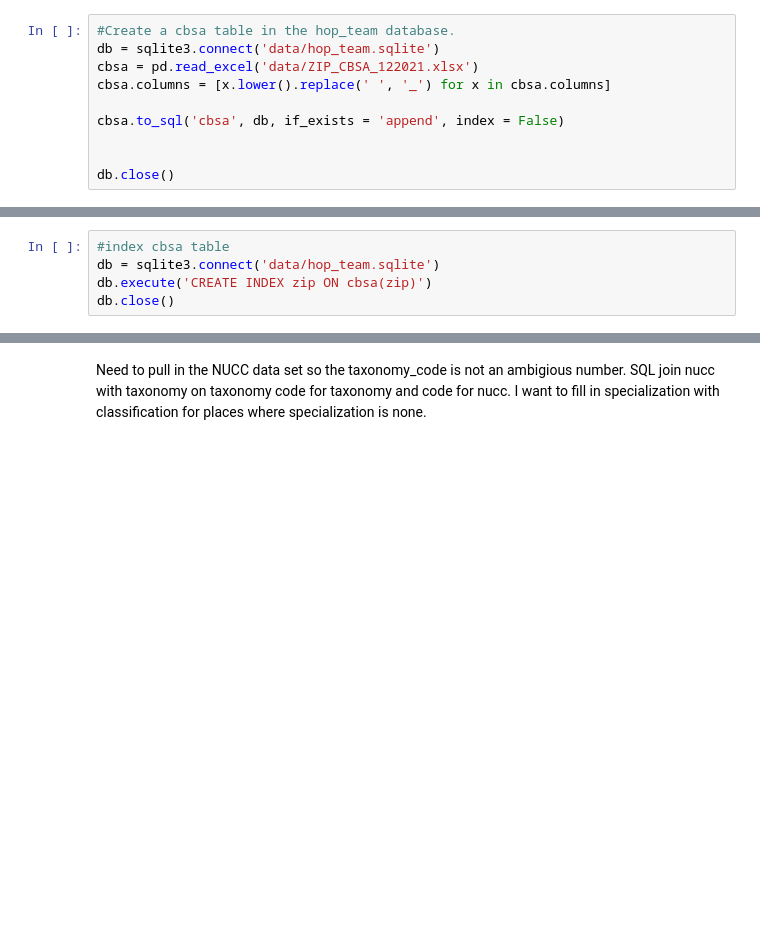
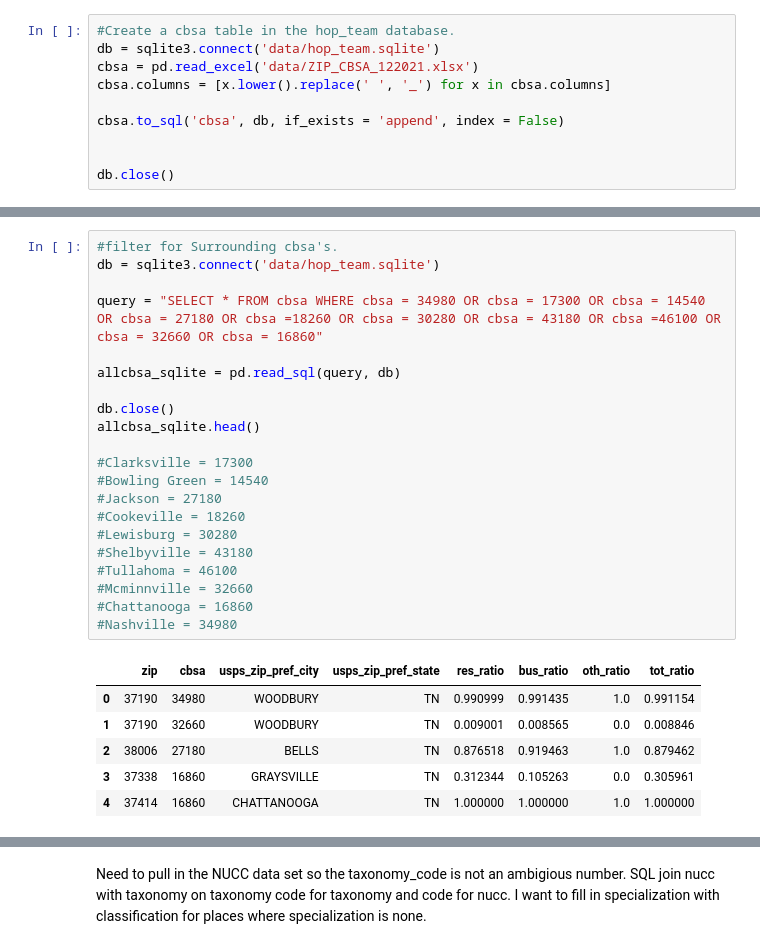
Before and after one commit to nss-data-science-cohort-5/hop_team-hot_pretzels, a Jupyter notebook: Hop_teaming_JG.ipynb, the cells around one changed output, grey strips where cells are left out. Cells and saved outputs as stored; diff of their text form; blank space fills up the shorter version.

```diff
--- a/Hop_teaming_JG.ipynb
+++ b/Hop_teaming_JG.ipynb
@@ -57,9 +62,32 @@ cbsa_sqlite.head()
 | 2 | 37077 | 34980 | HENDERSONVILLE | TN | 1.000000 | 1.000000 | 1.0 | 1.000000 |
 | 3 | 37101 | 34980 | MC EWEN | TN | 0.002121 | 0.000000 | 0.0 | 0.002000 |
 | 4 | 37026 | 34980 | BRADYVILLE | TN | 0.967974 | 1.000000 | 1.0 | 0.969112 |
-# %%
-#index cbsa table
-db = sqlite3.connect('data/hop_team.sqlite')
-db.execute('CREATE INDEX zip ON cbsa(zip)')
-db.close()
+# %%
+#filter for Surrounding cbsa's.
+db = sqlite3.connect('data/hop_team.sqlite')
+
+query = "SELECT * FROM cbsa WHERE cbsa = 34980 OR cbsa = 17300 OR cbsa = 14540 OR cbsa = 27180 OR cbsa =18260 OR cbsa = 30280 OR cbsa = 43180 OR cbsa =46100 OR cbsa = 32660 OR cbsa = 16860"
+
+allcbsa_sqlite = pd.read_sql(query, db)
+
+db.close()
+allcbsa_sqlite.head()
+
+#Clarksville = 17300
+#Bowling Green = 14540
+#Jackson = 27180
+#Cookeville = 18260
+#Lewisburg = 30280
+#Shelbyville = 43180
+#Tullahoma = 46100
+#Mcminnville = 32660
+#Chattanooga = 16860
+#Nashville = 34980
+# %% [output]
+|  | zip | cbsa | usps_zip_pref_city | usps_zip_pref_state | res_ratio | bus_ratio | oth_ratio | tot_ratio |
+| 0 | 37190 | 34980 | WOODBURY | TN | 0.990999 | 0.991435 | 1.0 | 0.991154 |
+| 1 | 37190 | 32660 | WOODBURY | TN | 0.009001 | 0.008565 | 0.0 | 0.008846 |
+| 2 | 38006 | 27180 | BELLS | TN | 0.876518 | 0.919463 | 1.0 | 0.879462 |
+| 3 | 37338 | 16860 | GRAYSVILLE | TN | 0.312344 | 0.105263 | 0.0 | 0.305961 |
+| 4 | 37414 | 16860 | CHATTANOOGA | TN | 1.000000 | 1.000000 | 1.0 | 1.000000 |
 # %%
```
Also changed, not shown: parts of 19 cells of this notebook.
